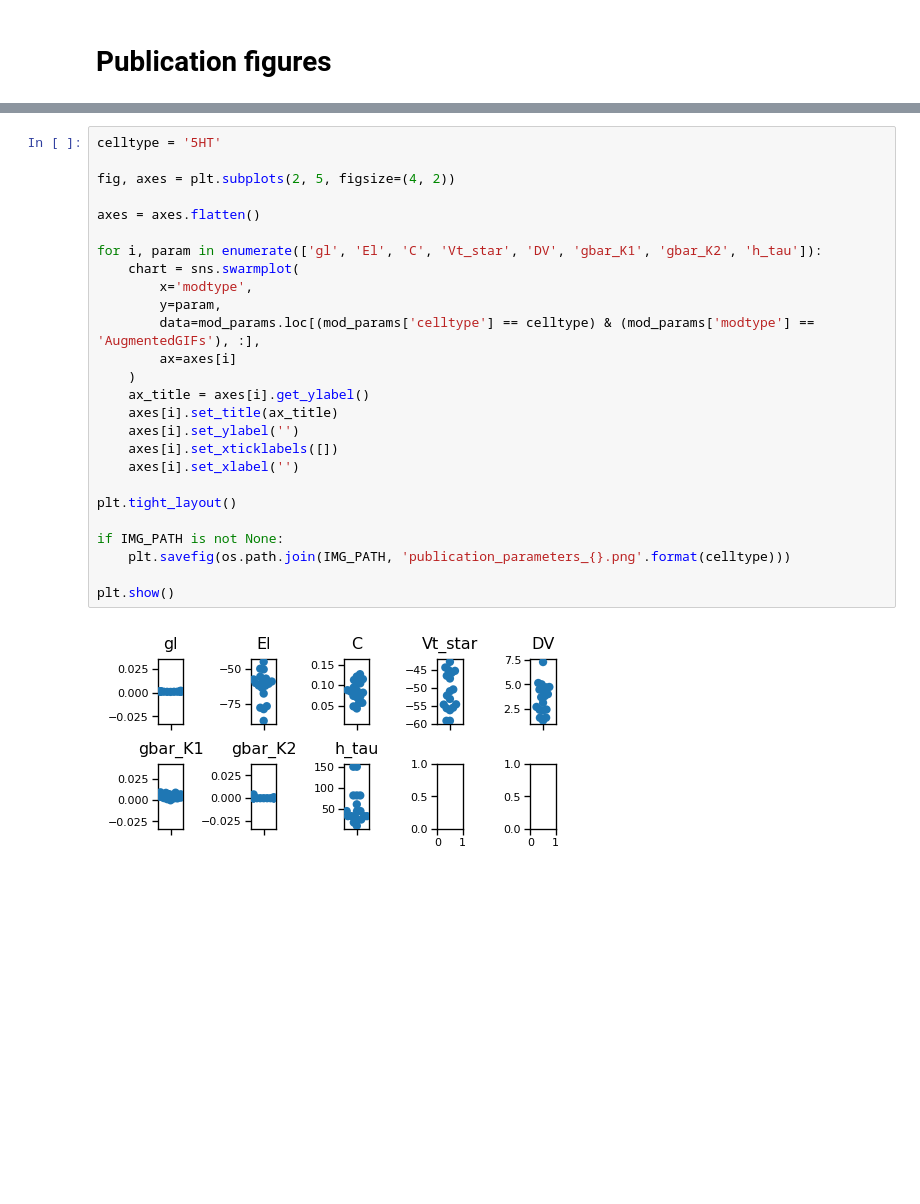
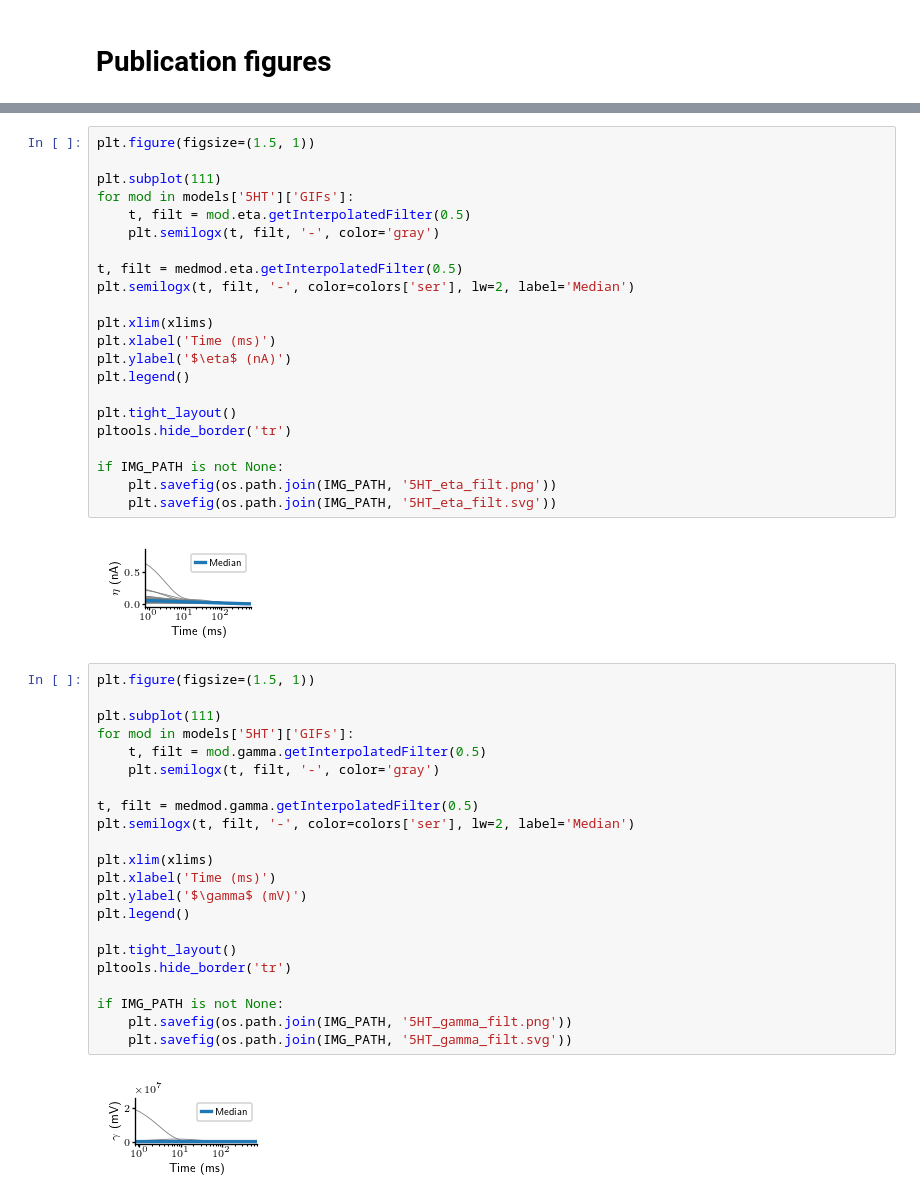
Before and after one commit to nauralcodinglab/raphegif, a Jupyter notebook: figs/scripts/writeup/single_neuron_model_filters.ipynb, the cells around one changed output, grey strips where cells are left out. Saved outputs shown, nothing was run; the diff lists cells and outputs as text; blank space fills up the shorter version.

```diff
--- a/figs/scripts/writeup/single_neuron_model_filters.ipynb
+++ b/figs/scripts/writeup/single_neuron_model_filters.ipynb
@@ -269,28 +66,48 @@ plt.show()
-# %%
-celltype = '5HT'
-
-fig, axes = plt.subplots(2, 5, figsize=(4, 2))
-
-axes = axes.flatten()
-
-for i, param in enumerate(['gl', 'El', 'C', 'Vt_star', 'DV', 'gbar_K1', 'gbar_K2', 'h_tau']):
-    chart = sns.swarmplot(
-        x='modtype',
-        y=param,
-        data=mod_params.loc[(mod_params['celltype'] == celltype) & (mod_params['modtype'] == 'AugmentedGIFs'), :],
-        ax=axes[i]
-    )
-    ax_title = axes[i].get_ylabel()
-    axes[i].set_title(ax_title)
-    axes[i].set_ylabel('')
-    axes[i].set_xticklabels([])
-    axes[i].set_xlabel('')
-
-plt.tight_layout()
-
-if IMG_PATH is not None:
-    plt.savefig(os.path.join(IMG_PATH, 'publication_parameters_{}.png'.format(celltype)))
-
-plt.show()
-# %% [output]
-[figure, removed]
+# %%
+plt.figure(figsize=(1.5, 1))
+
+plt.subplot(111)
+for mod in models['5HT']['GIFs']:
+    t, filt = mod.eta.getInterpolatedFilter(0.5)
+    plt.semilogx(t, filt, '-', color='gray')
+
+t, filt = medmod.eta.getInterpolatedFilter(0.5)
+plt.semilogx(t, filt, '-', color=colors['ser'], lw=2, label='Median')
+
+plt.xlim(xlims)
+plt.xlabel('Time (ms)')
+plt.ylabel('$\eta$ (nA)')
+plt.legend()
+
+plt.tight_layout()
+pltools.hide_border('tr')
+
+if IMG_PATH is not None:
+    plt.savefig(os.path.join(IMG_PATH, '5HT_eta_filt.png'))
+    plt.savefig(os.path.join(IMG_PATH, '5HT_eta_filt.svg'))
+# %% [output]
+[figure, added]
+# %%
+plt.figure(figsize=(1.5, 1))
+
+plt.subplot(111)
+for mod in models['5HT']['GIFs']:
+    t, filt = mod.gamma.getInterpolatedFilter(0.5)
+    plt.semilogx(t, filt, '-', color='gray')
+
+t, filt = medmod.gamma.getInterpolatedFilter(0.5)
+plt.semilogx(t, filt, '-', color=colors['ser'], lw=2, label='Median')
+
+plt.xlim(xlims)
+plt.xlabel('Time (ms)')
+plt.ylabel('$\gamma$ (mV)')
+plt.legend()
+
+plt.tight_layout()
+pltools.hide_border('tr')
+
+if IMG_PATH is not None:
+    plt.savefig(os.path.join(IMG_PATH, '5HT_gamma_filt.png'))
+    plt.savefig(os.path.join(IMG_PATH, '5HT_gamma_filt.svg'))
+# %% [output]
+[figure, added]
```
Also changed, not shown: parts of 32 cells of this notebook.
